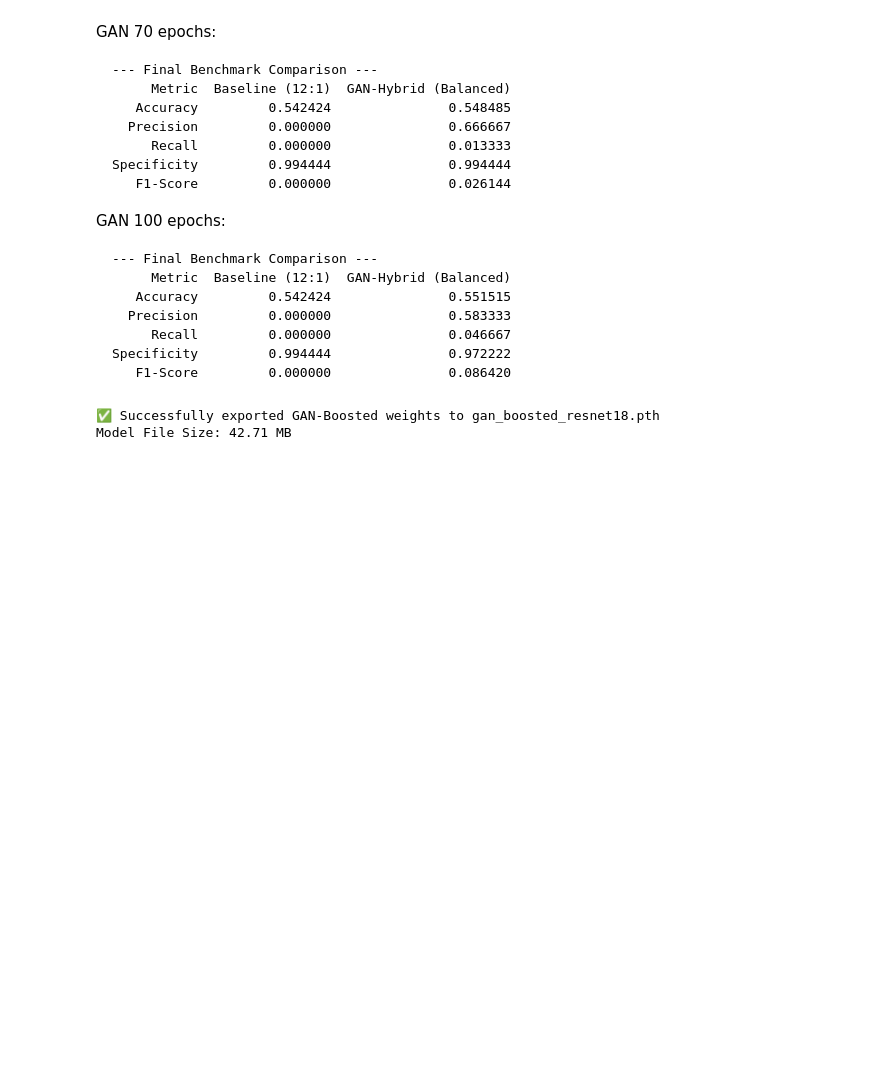
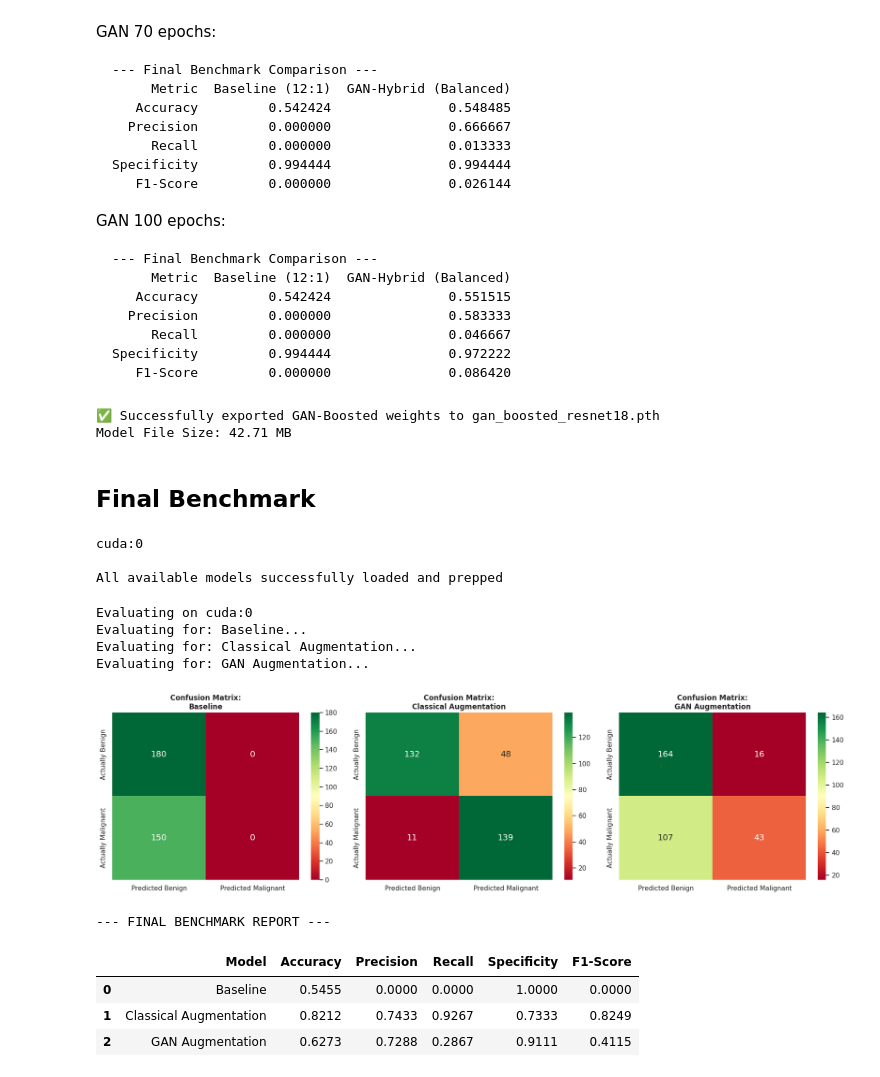
Before and after one commit to Youssef-Chip/lab1, a Jupyter notebook: final_project/projectv3.ipynb, the cells around one changed output. Saved outputs shown, nothing was run; the diff lists cells and outputs as text; code cells hidden in the pictures; blank space fills up the shorter version.

Commit message:
Implemented final benchmarking

```diff
--- a/final_project/projectv3.ipynb
+++ b/final_project/projectv3.ipynb
@@ -927,3 +927,56 @@ print(f"Model File Size: {model_size:.2f} MB")
 # %% [output]
 ✅ Successfully exported GAN-Boosted weights to gan_boosted_resnet18.pth
 Model File Size: 42.71 MB
+# %% [markdown]
+## **Final Benchmark**
+# %%
+import torch
+
+DEVICE = torch.device("cuda:0" if torch.cuda.is_available() else "cpu")
+print(DEVICE)
+
+# Instantiate thre blank, models
+model_baseline = get_optimal_baseline()
+model_classical = get_optimal_baseline()
+model_gan = get_optimal_baseline() # Uncomment when I get model weights
+#model_diffusion = get_optimal_baseline() # Uncomment when I get model weights
+
+# Inject model weights
+model_baseline.load_state_dict(torch.load("baseline_CNN.pth", map_location=DEVICE))
+model_classical.load_state_dict(torch.load("classical_CNN.pth", map_location=DEVICE))
+model_gan.load_state_dict(torch.load("gan_CNN.pth", map_location=DEVICE))
+#model_diffusion.load_state_dict(torch.load("diffusion_CNN.pth", map_location=DEVICE))
+
+# Put all models in "Test Mode"
+model_baseline.eval()
+model_classical.eval()
+model_gan.eval()
+#model_diffusion.eval()
+
+# Group them into a dictionary for Master Evaluator
+final_models_dict = {
+    "Baseline": model_baseline,
+    "Classical Augmentation": model_classical,
+    "GAN Augmentation": model_gan,
+    #"Diffusion Augmentation": model_diffusion
+}
+print("\nAll available models successfully loaded and prepped")
+# %% [output]
+cuda:0
+
+All available models successfully loaded and prepped
+# %%
+import torch
+from torchvision import transforms
+from torch.utils.data import DataLoader
+
+# Strictly define the Baseline
+baseline_transforms = transforms.Compose([
+    transforms.Resize((224, 224)),
+    transforms.ToTensor(),
+    transforms.Normalize(mean=[0.485, 0.456, 0.406], std=[0.229, 0.224, 0.225])
+])
+
+test_dataset_fixed = ISICDataset(df_test_final, transform=baseline_transforms)
+
+test_loader_fixed = DataLoader(test_dataset_fixed, batch_size=BATCH_SIZE, shuffle=False)
@@ -929,0 +1067,16 @@ Model File Size: 42.71 MB
+# %%
+final_card = evaluate_all_models(final_models_dict, test_loader_fixed)
+
+print("\n--- FINAL BENCHMARK REPORT ---")
+display(final_card.round(4))
+# %% [output]
+Evaluating on cuda:0
+Evaluating for: Baseline...
+Evaluating for: Classical Augmentation...
+Evaluating for: GAN Augmentation...
+[figure, added]
+--- FINAL BENCHMARK REPORT ---
+|  | Model | Accuracy | Precision | Recall | Specificity | F1-Score |
+| 0 | Baseline | 0.5455 | 0.0000 | 0.0000 | 1.0000 | 0.0000 |
+| 1 | Classical Augmentation | 0.8212 | 0.7433 | 0.9267 | 0.7333 | 0.8249 |
+| 2 | GAN Augmentation | 0.6273 | 0.7288 | 0.2867 | 0.9111 | 0.4115 |
```
Also changed, not shown: parts of 2 cells of this notebook.
